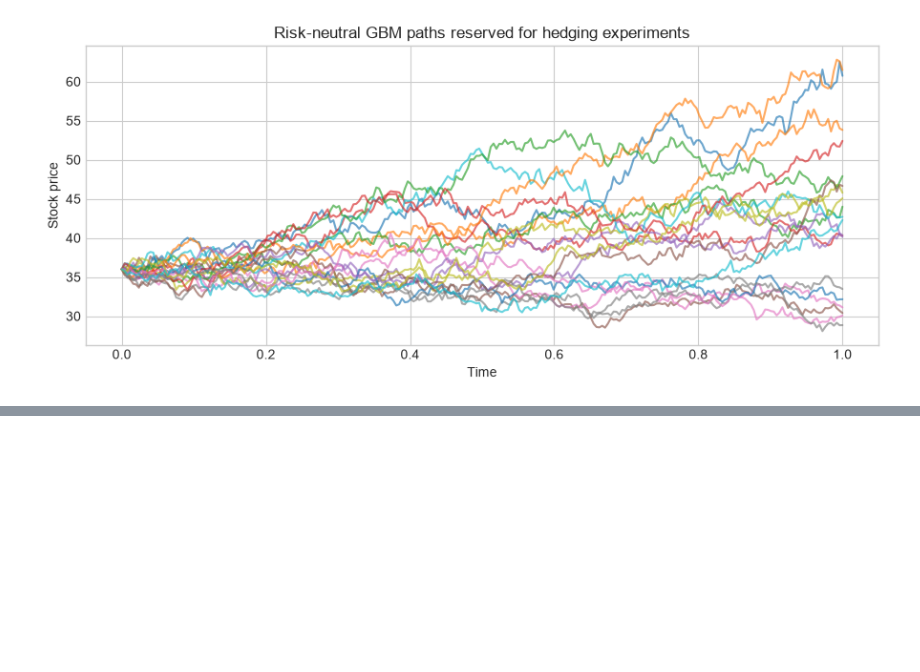
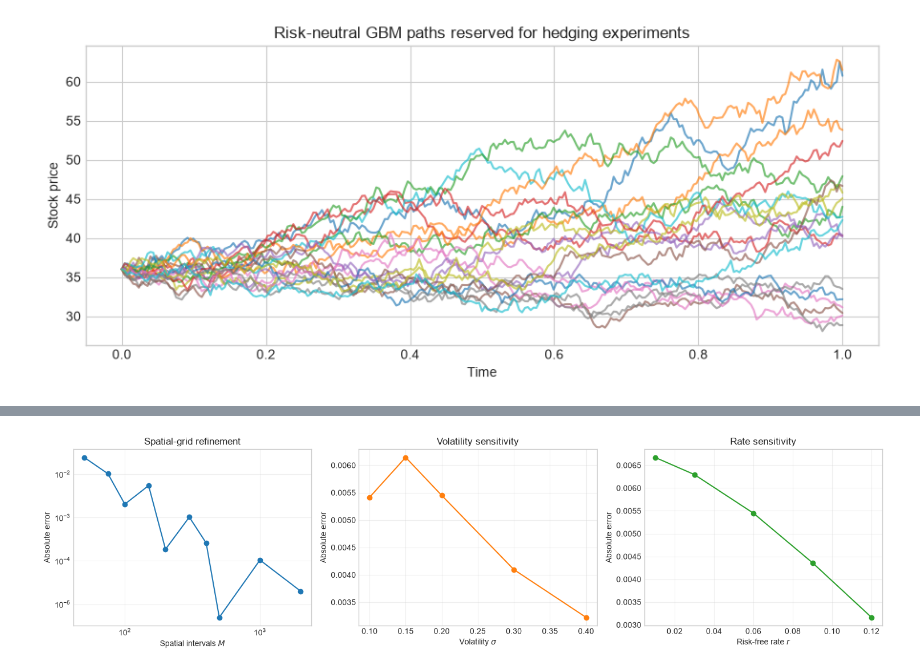
Before and after one commit to borhendahouathi/option-pricing-models, a Jupyter notebook: notebooks/01_pricing_methods.ipynb, the cells around one changed output, grey strips where cells are left out. Cells and saved outputs as stored; diff of their text form; code cells hidden in the pictures; blank space fills up the shorter version.

```diff
--- a/notebooks/01_pricing_methods.ipynb
+++ b/notebooks/01_pricing_methods.ipynb
@@ -129,0 +173,29 @@ plt.tight_layout()
+# %%
+def euler_error(M, volatility, rate):
+    N = int(np.ceil(1.1 * tau * (volatility**2 * (M - 1)**2 + rate)))
+    S_grid, tau_grid = Makegrid(4 * max(S0, K), tau, M, N)
+    U_grid = explicit_euler(S_grid, tau_grid, K, rate, volatility, option_type)
+    euler_value = np.interp(S0, S_grid, U_grid[-1])
+    bs_value = black_scholes_price(volatility, rate, tau, K, S0, option_type)
+    return abs(euler_value - bs_value)
+
+M_values = np.array([50, 75, 100, 150, 200, 300, 400, 500, 1000, 2000])
+volatility_values = np.array([0.10, 0.15, 0.20, 0.30, 0.40])
+rate_values = np.array([0.01, 0.03, 0.06, 0.09, 0.12])
+
+errors_by_M = np.array([euler_error(int(M), sigma, r) for M in M_values])
+errors_by_volatility = np.array([euler_error(150, vol, r) for vol in volatility_values])
+errors_by_rate = np.array([euler_error(150, sigma, rate) for rate in rate_values])
+
+fig, axes = plt.subplots(1, 3, figsize=(15, 4))
+axes[0].loglog(M_values, errors_by_M, 'o-', color='tab:blue')
+axes[0].set(xlabel='Spatial intervals $M$', ylabel='Absolute error', title='Spatial-grid refinement')
+axes[1].plot(volatility_values, errors_by_volatility, 'o-', color='tab:orange')
+axes[1].set(xlabel='Volatility $\\sigma$', ylabel='Absolute error', title='Volatility sensitivity')
+axes[2].plot(rate_values, errors_by_rate, 'o-', color='tab:green')
+axes[2].set(xlabel='Risk-free rate $r$', ylabel='Absolute error', title='Rate sensitivity')
+for axis in axes:
+    axis.grid(True, alpha=0.3)
+plt.tight_layout()
+# %% [output]
+[figure, added]
```
Also changed, not shown: parts of 7 cells of this notebook, 9 other files.
